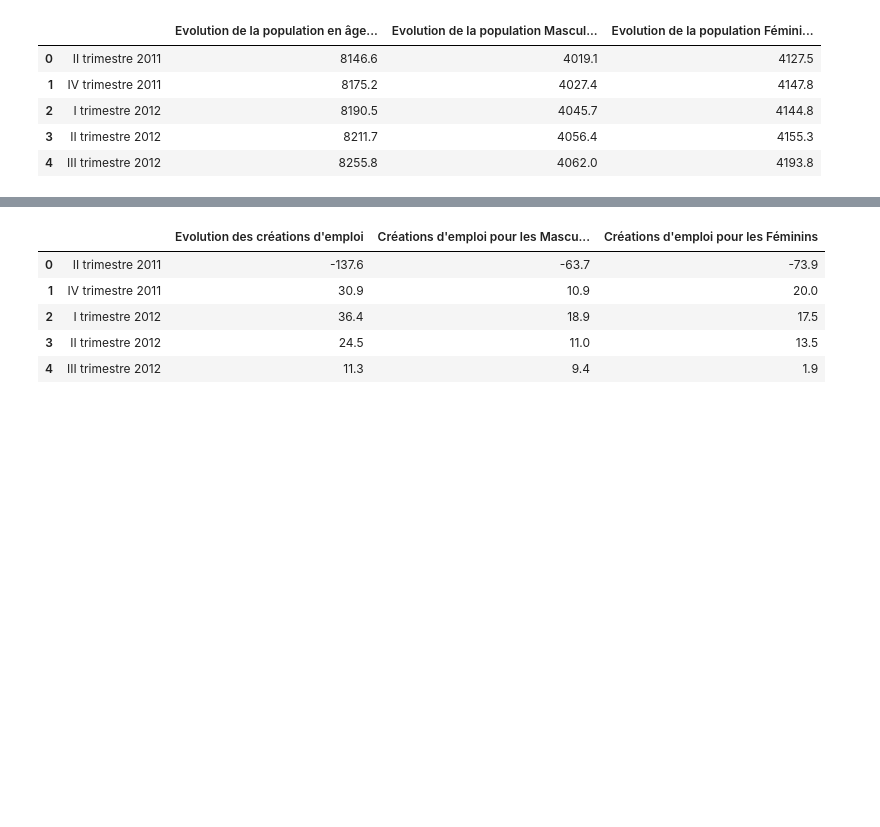
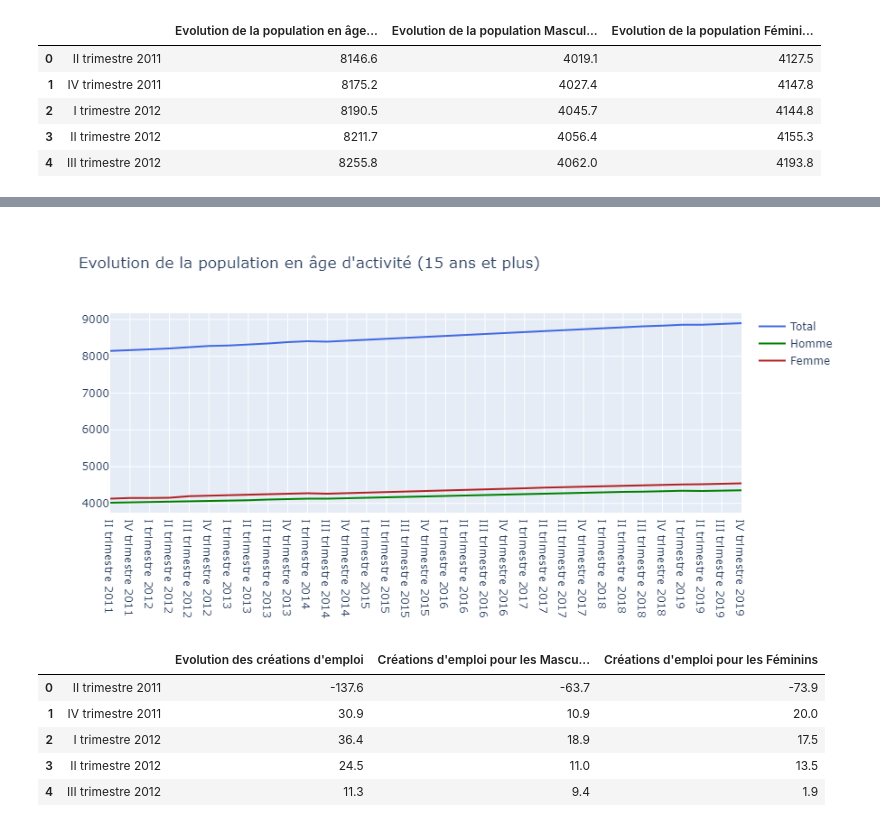
Before and after one commit to SoulaimenTheGreat/Employment-in-Tunisia-Data, a Jupyter notebook: code/raw_code/data_plotting/Data_visualisation.ipynb, the cells around one changed output, grey strips where cells are left out. Saved outputs shown, nothing was run; the diff lists cells and outputs as text; code cells hidden in the pictures; blank space fills up the shorter version.

```diff
--- a/code/raw_code/data_plotting/Data_visualisation.ipynb
+++ b/code/raw_code/data_plotting/Data_visualisation.ipynb
@@ -104,14 +104,14 @@ df_Population_O_1.head()
 | 3 | II trimestre 2012 | 8211.7 | 4056.4 | 4155.3 |
 | 4 | III trimestre 2012 | 8255.8 | 4062.0 | 4193.8 |
 # %%
-fig2 = go.Figure()
-fig2.add_trace(go.Scatter(x=df_Population_O_1[' '], y=df_Population_O_1["Evolution de la population en âge d'activité (15 ans et plus)"], name='Total',
+fig4 = go.Figure()
+fig4.add_trace(go.Scatter(x=df_Population_O_1[' '], y=df_Population_O_1["Evolution de la population en âge d'activité (15 ans et plus)"], name='Total',
                          line = dict(color='royalblue')))
-fig2.add_trace(go.Scatter(x=df_Population_O_1[' '], y=df_Population_O_1["Evolution de la population Masculine (15 ans et plus)"], name='Homme',
+fig4.add_trace(go.Scatter(x=df_Population_O_1[' '], y=df_Population_O_1["Evolution de la population Masculine (15 ans et plus)"], name='Homme',
                          line = dict(color='green')))
-fig2.add_trace(go.Scatter(x=df_Population_O_1[' '], y=df_Population_O_1["Evolution de la population Féminine (15 ans et plus)"], name='Femme',
+fig4.add_trace(go.Scatter(x=df_Population_O_1[' '], y=df_Population_O_1["Evolution de la population Féminine (15 ans et plus)"], name='Femme',
                          line = dict(color='firebrick')))
 # Edit the layout
-fig2.update_layout(title="Evolution de la population en âge d'activité (15 ans et plus)")
-fig2.show()
+fig4.update_layout(title="Evolution de la population en âge d'activité (15 ans et plus)")
+fig4.show()
 # %% [output]
@@ -119,3 +118,4 @@ fig2.show()
+[figure, added]
 # %%
 df_Population_O_2=pd.read_csv("~/data_viz/Project_Employement/data/tidy_data/Population occupée/Evolution des créations d'emploi selon le sexe.csv",
                                 header=1)
```
Also changed, not shown: parts of 7 cells of this notebook, 1 other file.
